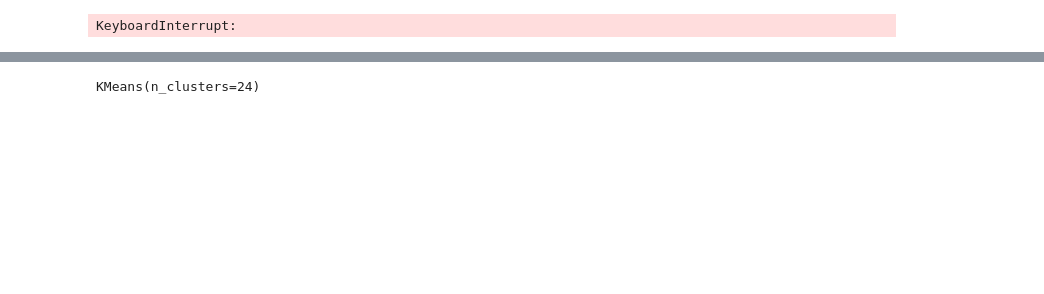
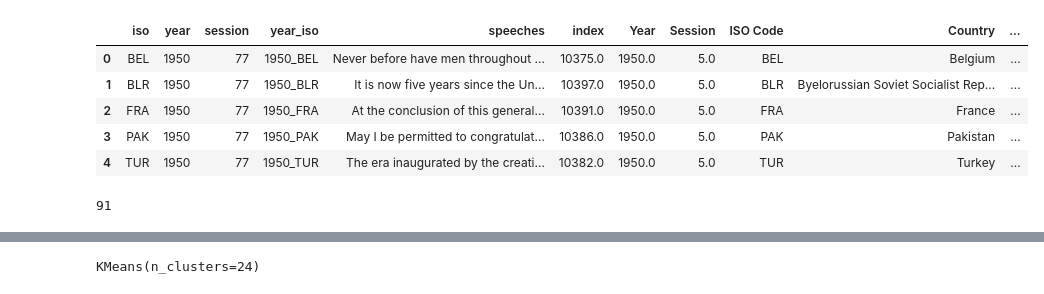
Before and after one commit to renzorico/speeches-at-UN, a Jupyter notebook: project/bertopic_vec.ipynb, the cells around one changed output, grey strips where cells are left out. Saved outputs shown, nothing was run; the diff lists cells and outputs as text; code cells hidden in the pictures; blank space fills up the shorter version.

```diff
--- a/project/bertopic_vec.ipynb
+++ b/project/bertopic_vec.ipynb
@@ -11,3 +11,12 @@ df = pd.read_csv('../raw_data/all_speeches_preprocessed.csv')
+# %%
+df.head(5)
+# %% [output]
+|  | iso | year | session | year_iso | speeches | index | Year | Session | ISO Code | Country | ... |
+| 0 | BEL | 1950 | 77 | 1950_BEL | Never before have men throughout ... | 10375.0 | 1950.0 | 5.0 | BEL | Belgium | ... |
+| 1 | BLR | 1950 | 77 | 1950_BLR | It is now five years since the Un... | 10397.0 | 1950.0 | 5.0 | BLR | Byelorussian Soviet Socialist Rep... | ... |
+| 2 | FRA | 1950 | 77 | 1950_FRA | At the conclusion of this general... | 10391.0 | 1950.0 | 5.0 | FRA | France | ... |
+| 3 | PAK | 1950 | 77 | 1950_PAK | May I be permitted to congratulat... | 10386.0 | 1950.0 | 5.0 | PAK | Pakistan | ... |
+| 4 | TUR | 1950 | 77 | 1950_TUR | The era inaugurated by the creati... | 10382.0 | 1950.0 | 5.0 | TUR | Turkey | ... |
 # %%
 def bertopic(texts):
     topic_model = BERTopic()
@@ -18,11 +39,9 @@ def bertopic(texts):
+# %%
+df['topic_label'].nunique()
+# %% [output]
+91
 # %%
 texts = list(df['preprocessed_speeches_joined'].dropna())
-# %%
-
-topic_model = BERTopic()
-topics, probs = topic_model.fit_transform(texts)
-# %% [output]
-KeyboardInterrupt:
 # %%
 speechs_bertopic = topic_model.get_document_info(texts)
 speechs_bertopic.head(3)
```
Also changed, not shown: parts of 14 cells of this notebook, 5 other files.
